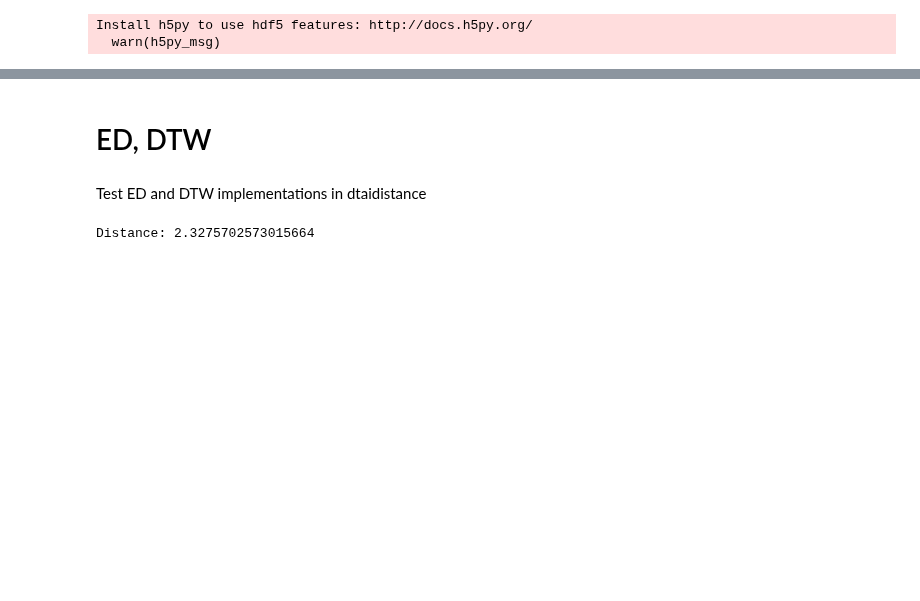
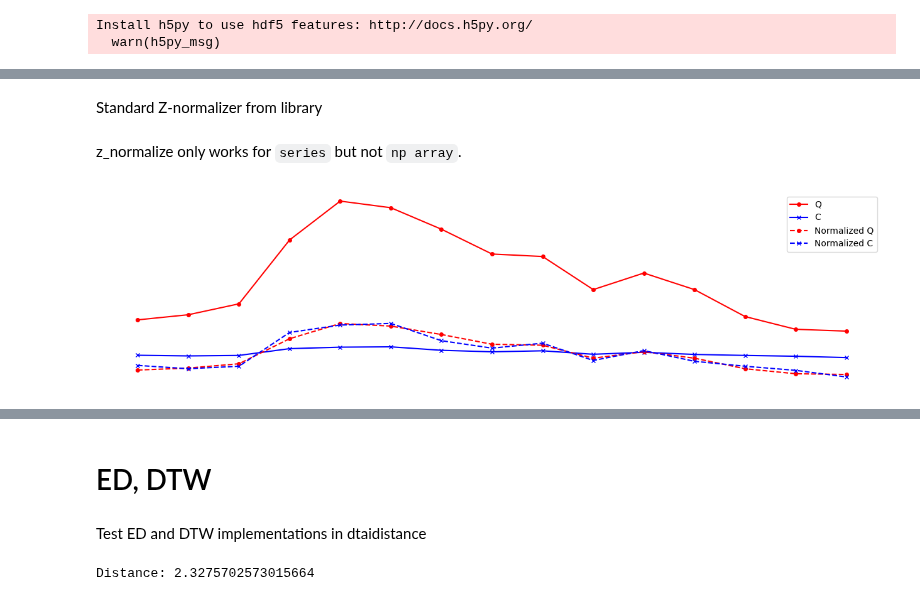
Before and after one commit to cyuab/k-scaling-factor-dtw, a Jupyter notebook: code/main.ipynb, the cells around one changed output, grey strips where cells are left out. Cells and saved outputs as stored; diff of their text form; code cells hidden in the pictures; blank space fills up the shorter version.

```diff
--- a/code/main.ipynb
+++ b/code/main.ipynb
@@ -37,0 +94,2 @@ from ksfdtw import *
+# %% [markdown]
+Standard Z-normalizer from library
@@ -37,0 +110,17 @@ from ksfdtw import *
+# %% [markdown]
+z_normalize only works for `series` but not `np array`.
+# %%
+q_znorm = normalize(q)
+c_znorm = normalize(c)
+# %%
+import matplotlib.pyplot as plt
+fig, ax = plot_series(q, c, q_znorm, c_znorm, markers=["o", "x", "o", "x"], colors=["red", "blue", "red", "blue"], labels=["Q", "C", "Normalized Q", "Normalized C"])
+ax.lines[2].set_linestyle("--")  # Dashed line for the first series
+ax.lines[3].set_linestyle(("--"))   # Dotted line for the second series
+# https://stackoverflow.com/questions/51054529/manipulate-linestyle-in-matplotlib-legend
+plt.axis('off')
+ax.legend()
+plt.savefig("../figures/normalization.pdf", format="pdf", bbox_inches="tight")
+plt.show()
+# %% [output]
+[figure, added]
```
Also changed, not shown: parts of 52 cells of this notebook, 8 other files.
